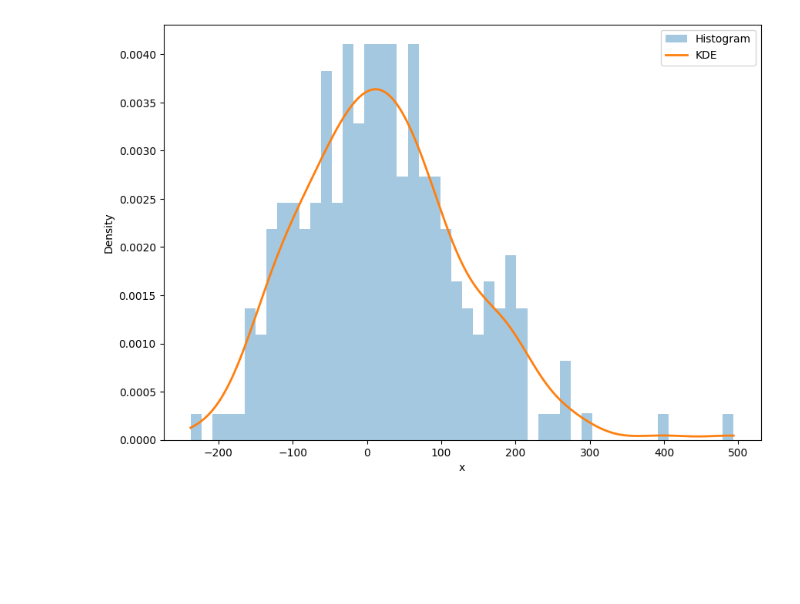
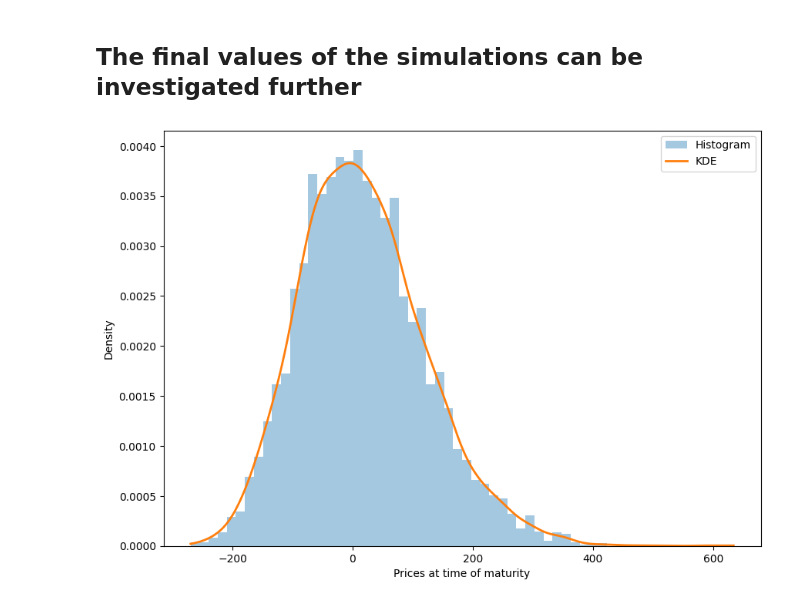
Before and after one commit to GitteryGitter/bs_options, a Jupyter notebook: options.ipynb, the cells around one changed output. Drawn from its saved outputs; the diff is of its cells as text; code cells hidden in the pictures; blank space fills up the shorter version.

```diff
--- a/options.ipynb
+++ b/options.ipynb
@@ -39,7 +44,7 @@ parameters = OptionParams(
     maturity = 1,
     rate  = 0.0345,
     volatility = 0.1462,
-    call = False,
+    call = True,
     name = "SP500"
 )
 option1 = Option(parameters)
@@ -72,7 +70,9 @@ print(paths.shape)
 # %%
+#   brown_simul(n_simuls=250, n_steps = 252 * time to maturity, drift = risk free rate - divident yield, sigma = volatility )
 
+paths = option1.brown_simul(n_simuls=5000)
 maximum = max(paths[-1, :])
-for i in range(250):
+for i in range(5000):
     if paths[-1, i] == maximum:
         print(i)
         idx = i
@@ -107,13 +93,20 @@ kde = gaussian_kde(x)
+# %% [markdown]
+## The final values of the simulations can be investigated further
 # %%
+
+last = paths[-1, :] # final values are the prices of the underlying at the time of maturity
+x = np.asarray(last) - parameters.strike # price of the underlying at the time of maturity minus the strike price gives the earnings if the option is exercised.
+kde = gaussian_kde(x)
+
 x_grid = np.linspace(x.min(), x.max(), 1000)
 pdf = kde(x_grid)
 
 plt.figure(figsize=(10, 7))
-plt.hist(x, bins=50, density=True, alpha=0.4, label="Histogram")
+plt.hist(x, bins=60, density=True, alpha=0.4, label="Histogram")
 plt.plot(x_grid, pdf, lw=2, label="KDE")
 plt.legend()
-plt.xlabel("x")
+plt.xlabel("Prices at time of maturity")
 plt.ylabel("Density")
 plt.show()
 # %% [output]
-[figure, old version]
+[figure, new version]
```
Also changed, not shown: parts of 27 cells of this notebook, 1 other file.
